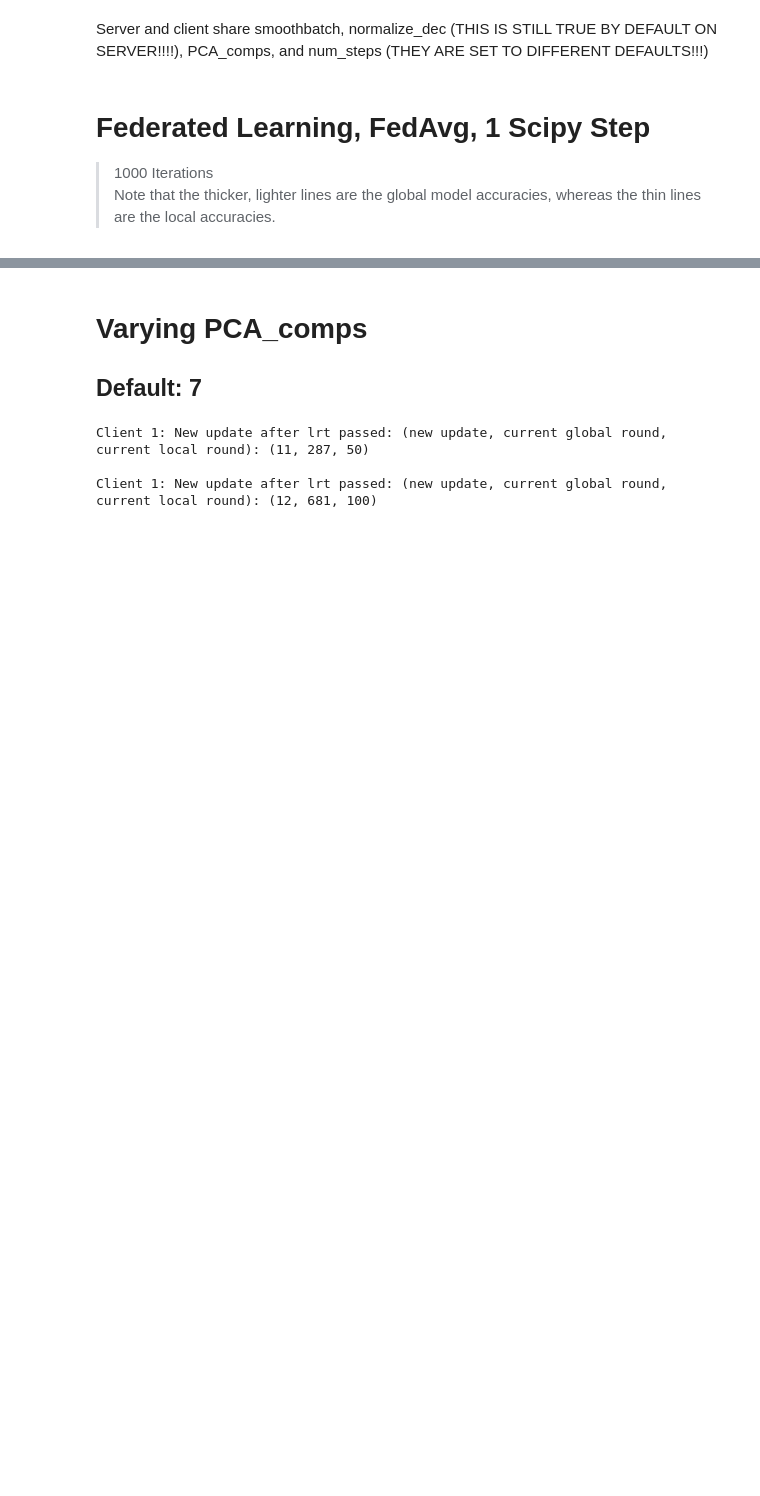
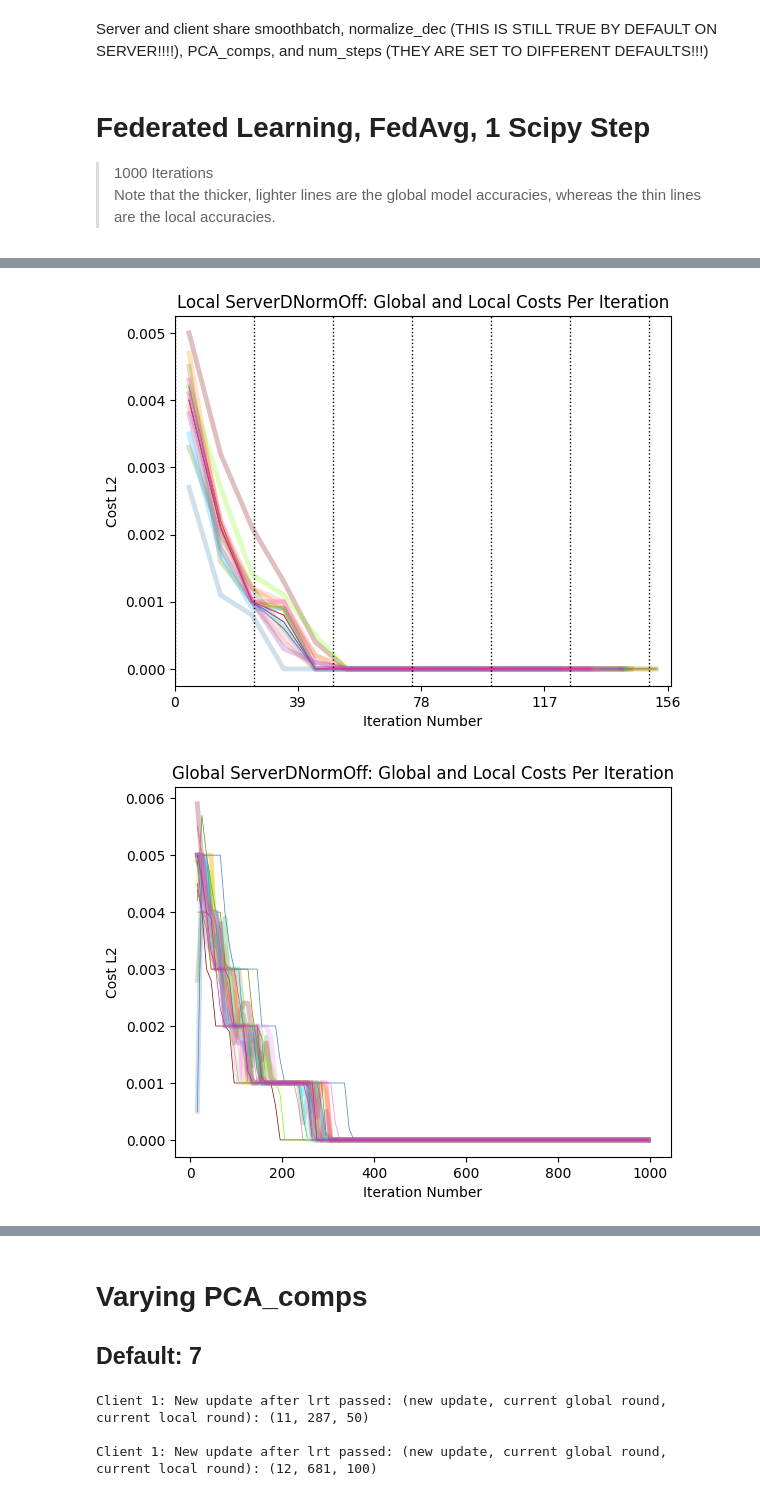
Before and after one commit to kdmalc/personalization-privacy-risk, a Jupyter notebook: 211_FedAvg_ParamTesting.ipynb, the cells around one changed output, grey strips where cells are left out. Drawn from its saved outputs; the diff is of its cells as text; code cells hidden in the pictures; blank space fills up the shorter version.

Commit message:
Grad still too smooth, added DNorm investigation

```diff
--- a/211_FedAvg_ParamTesting.ipynb
+++ b/211_FedAvg_ParamTesting.ipynb
@@ -57,0 +64,13 @@ D_0_7 = np.random.rand(2,7)
+# %%
+user_c0_1ScipyStep_serverDNormOff = [Client(i, D_0_7, 'EtaScipyMinStep', cond0_training_and_labels_lst[i], 'streaming', delay_scaling=0) for i in range(14)]
+global_model_1scipystep_serverDNormOff = Server(1, D_0_7, 'FedAvg', user_c0_1ScipyStep_serverDNormOff, normalize_dec=False)
+
+for i in range(big_loop_iters):
+    global_model_1scipystep_serverDNormOff.execute_FL_loop()
+
+condensed_external_plotting(user_c0_1ScipyStep_serverDNormOff, 'local', custom_title='Local ServerDNormOff: Global and Local Costs Per Iteration')
+condensed_external_plotting(global_model_1scipystep_serverDNormOff, 'global', show_update_change=False, custom_title='Global ServerDNormOff: Global and Local Costs Per Iteration')
+condensed_external_plotting(user_c0_1ScipyStep_serverDNormOff, 'local', plot_gradient=True, local_error=False, global_error=False, custom_title='GRADIENT')
+# %% [output]
+[figure, added]
+[figure, added]
```
Also changed, not shown: parts of 26 cells of this notebook, 3 other files.
